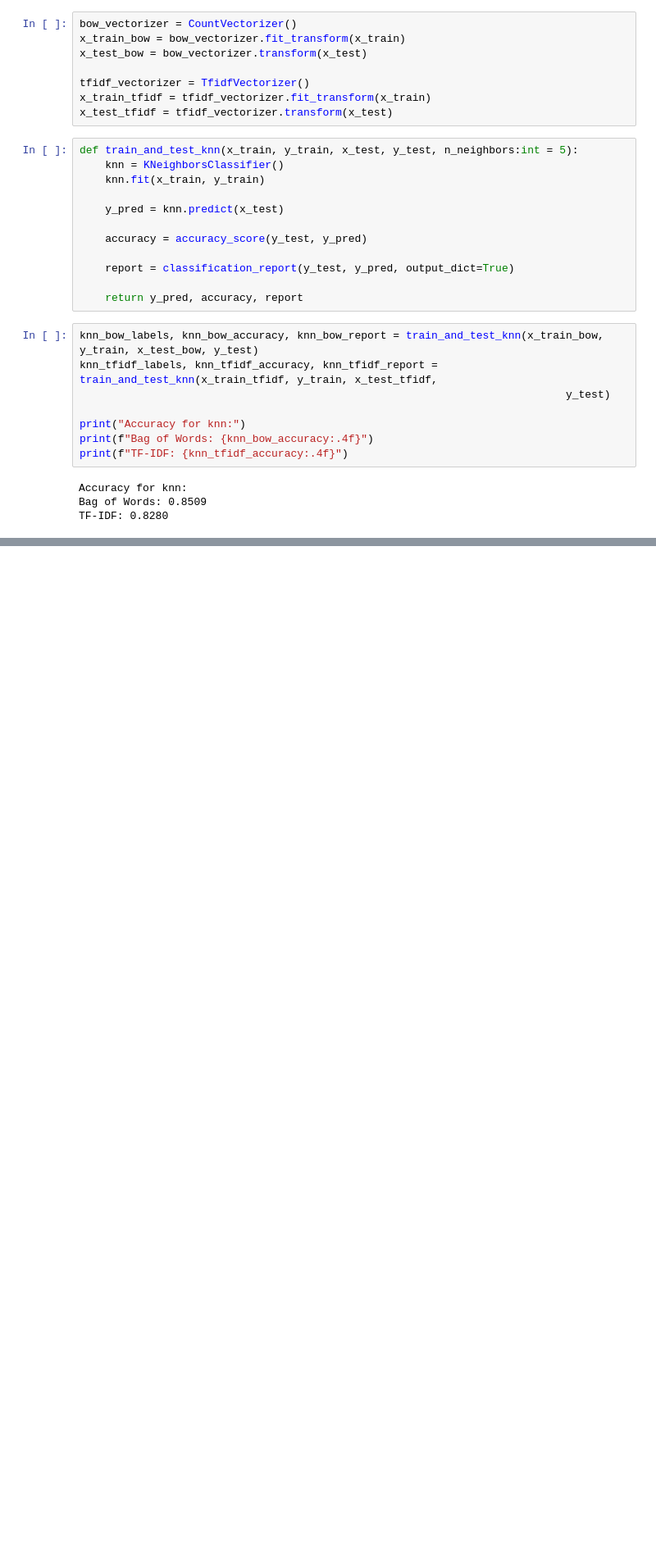
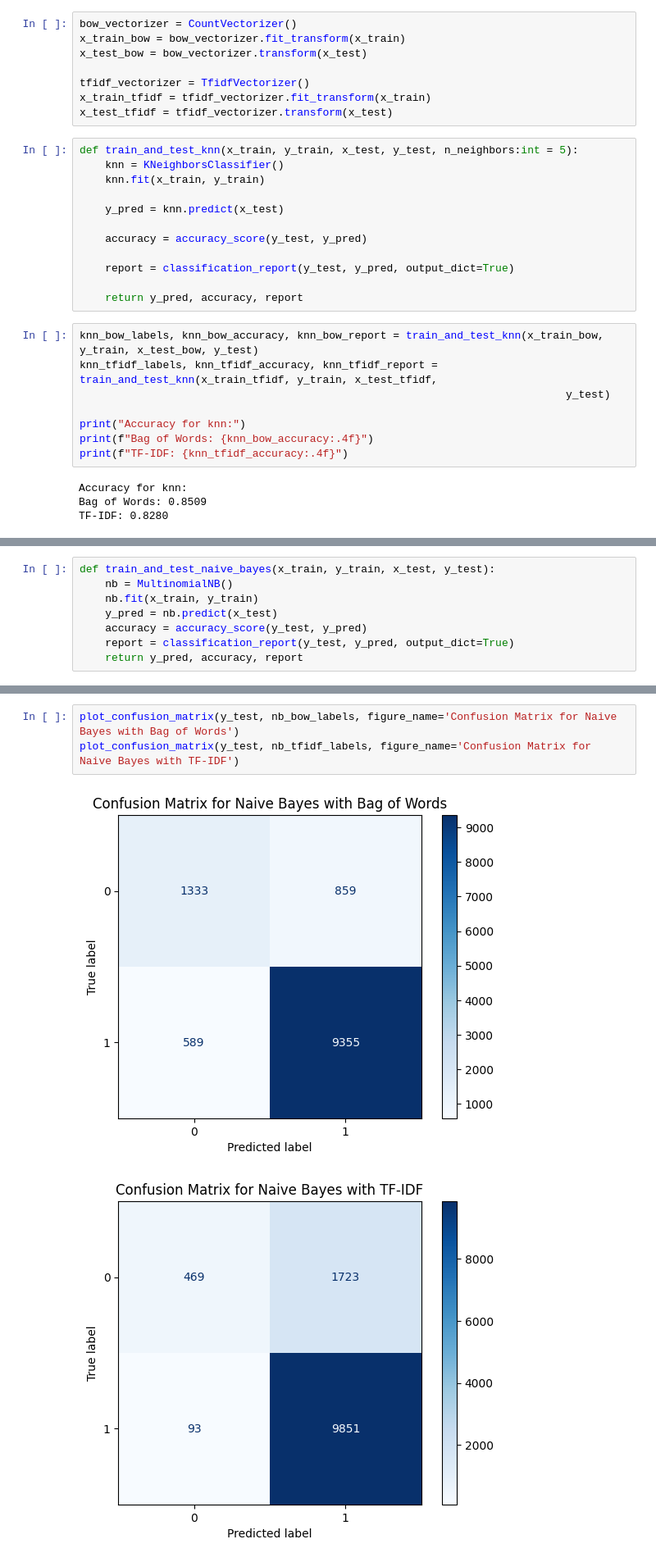
Before and after one commit to ninhdk-datasci/tiki-sentiment-analytics, a Jupyter notebook: main.ipynb, the cells around one changed output, grey strips where cells are left out. Shown at 82% size. Cells and saved outputs as stored; diff of their text form; blank space fills up the shorter version.

```diff
--- a/main.ipynb
+++ b/main.ipynb
@@ -96,0 +148,8 @@ TF-IDF: 0.8280
+# %%
+def train_and_test_naive_bayes(x_train, y_train, x_test, y_test):
+    nb = MultinomialNB()
+    nb.fit(x_train, y_train)
+    y_pred = nb.predict(x_test)
+    accuracy = accuracy_score(y_test, y_pred)
+    report = classification_report(y_test, y_pred, output_dict=True)
+    return y_pred, accuracy, report
@@ -96,0 +167,6 @@ TF-IDF: 0.8280
+# %%
+plot_confusion_matrix(y_test, nb_bow_labels, figure_name='Confusion Matrix for Naive Bayes with Bag of Words')
+plot_confusion_matrix(y_test, nb_tfidf_labels, figure_name='Confusion Matrix for Naive Bayes with TF-IDF')
+# %% [output]
+[figure, added]
+[figure, added]
```
Also changed, not shown: parts of 14 cells of this notebook.
